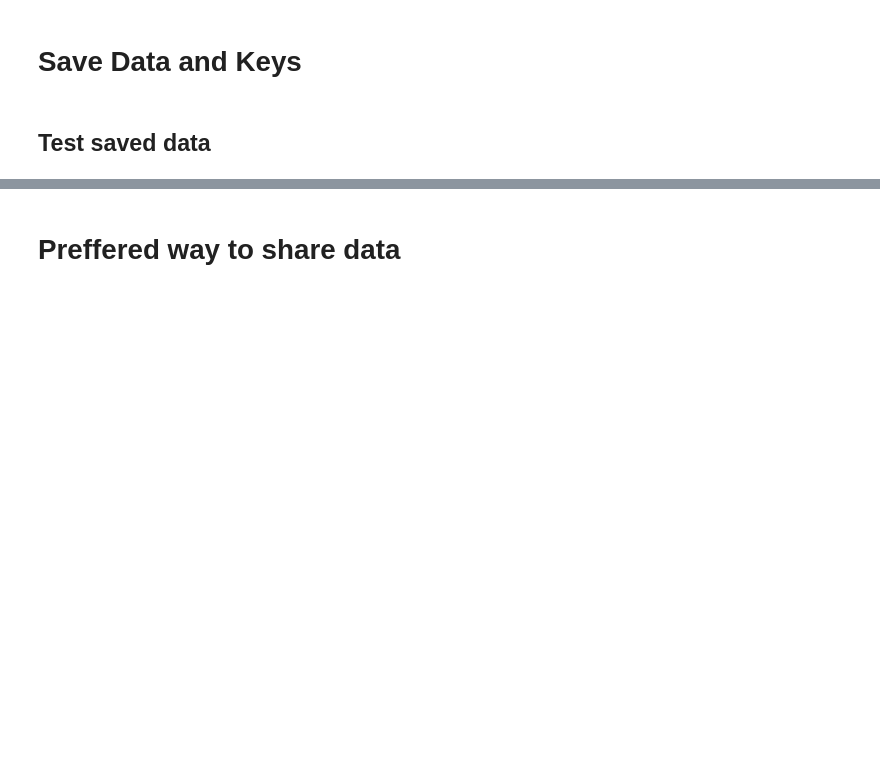
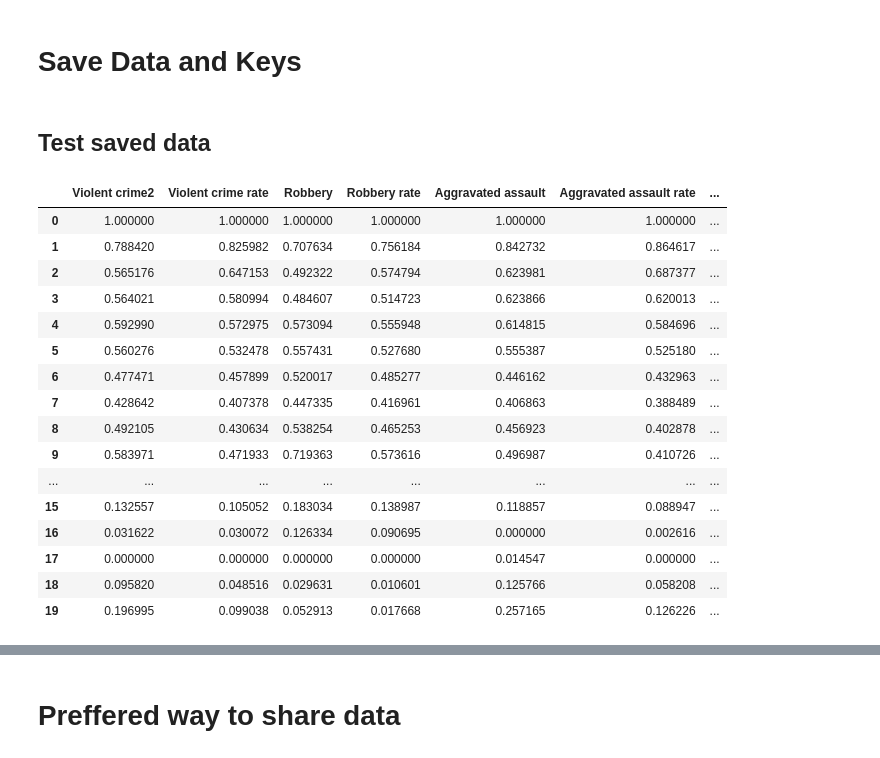
Before and after one commit to Azmechatech/DataBank, a Jupyter notebook: jpynb/DataEncoder.ipynb, the cells around one changed output, grey strips where cells are left out. Saved outputs shown, nothing was run; the diff lists cells and outputs as text; code cells hidden in the pictures; blank space fills up the shorter version.

```diff
--- a/jpynb/DataEncoder.ipynb
+++ b/jpynb/DataEncoder.ipynb
@@ -90,11 +140,33 @@ with open('../AccountKeys/'+account+'_'+dataName+'.txt', "wb") as fp:   #Picklin
 # %% [markdown]
 ## Test saved data
 # %%
-df_scaledRead=pd.read_csv('../Bank/'+account+'/'+dataName+'.csv')
-originalMinMaxRead=pd.read_csv('../AccountKeys/'+account+'_'+dataName+'-MiMa.csv')
+df_scaledRead=pd.read_csv('../Bank/'+account+'/'+dataName+'.csv') #read data
+originalMinMaxRead=pd.read_csv('../AccountKeys/'+account+'_'+dataName+'-MiMa.csv') #Read column mapping
+catDFDataMapRead =pd.read_csv('../AccountKeys/'+account+'_'+dataName+'-CatCode.csv') #Read Categorical data
+
 with open('../AccountKeys/'+account+'_'+dataName+'.txt', "rb") as fp:   # Unpickling
      originalColumnsRead = pickle.load(fp)
 df_scaledRead.columns = originalColumnsRead
+
+pd.concat([df_scaledRead, catDFDataMapRead.reindex(df_scaledRead.index)], axis=1)
+# %% [output]
+|  | Violent crime2 | Violent crime rate | Robbery | Robbery rate | Aggravated assault | Aggravated assault rate | ... |
+| 0 | 1.000000 | 1.000000 | 1.000000 | 1.000000 | 1.000000 | 1.000000 | ... |
+| 1 | 0.788420 | 0.825982 | 0.707634 | 0.756184 | 0.842732 | 0.864617 | ... |
+| 2 | 0.565176 | 0.647153 | 0.492322 | 0.574794 | 0.623981 | 0.687377 | ... |
+| 3 | 0.564021 | 0.580994 | 0.484607 | 0.514723 | 0.623866 | 0.620013 | ... |
+| 4 | 0.592990 | 0.572975 | 0.573094 | 0.555948 | 0.614815 | 0.584696 | ... |
+| 5 | 0.560276 | 0.532478 | 0.557431 | 0.527680 | 0.555387 | 0.525180 | ... |
+| 6 | 0.477471 | 0.457899 | 0.520017 | 0.485277 | 0.446162 | 0.432963 | ... |
+| 7 | 0.428642 | 0.407378 | 0.447335 | 0.416961 | 0.406863 | 0.388489 | ... |
+| 8 | 0.492105 | 0.430634 | 0.538254 | 0.465253 | 0.456923 | 0.402878 | ... |
+| 9 | 0.583971 | 0.471933 | 0.719363 | 0.573616 | 0.496987 | 0.410726 | ... |
+| ... | ... | ... | ... | ... | ... | ... | ... |
+| 15 | 0.132557 | 0.105052 | 0.183034 | 0.138987 | 0.118857 | 0.088947 | ... |
+| 16 | 0.031622 | 0.030072 | 0.126334 | 0.090695 | 0.000000 | 0.002616 | ... |
+| 17 | 0.000000 | 0.000000 | 0.000000 | 0.000000 | 0.014547 | 0.000000 | ... |
+| 18 | 0.095820 | 0.048516 | 0.029631 | 0.010601 | 0.125766 | 0.058208 | ... |
+| 19 | 0.196995 | 0.099038 | 0.052913 | 0.017668 | 0.257165 | 0.126226 | ... |
 # %%
 df_scaledRead.head()
 # %% [output]
```
Also changed, not shown: parts of 12 cells of this notebook, 6 other files.
